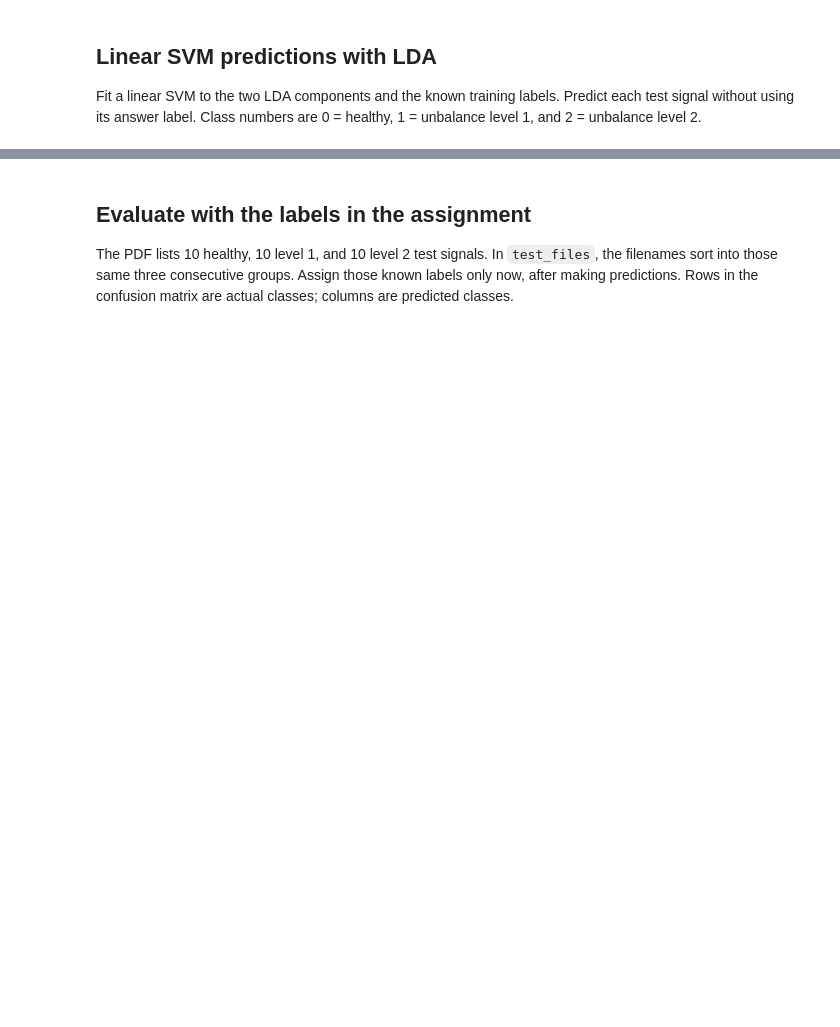
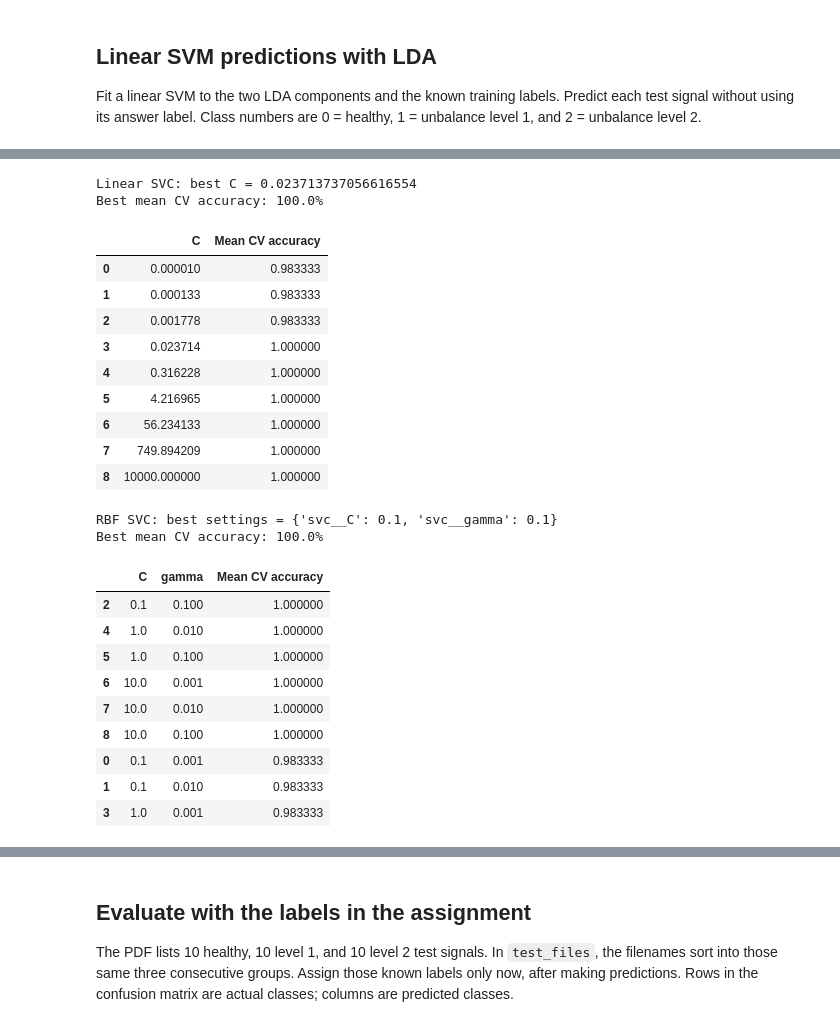
Before and after one commit to aMerricke/enme485-hw, a Jupyter notebook: hw3/hw3.ipynb, the cells around one changed output, grey strips where cells are left out. Drawn from its saved outputs; the diff is of its cells as text; code cells hidden in the pictures; blank space fills up the shorter version.

```diff
--- a/hw3/hw3.ipynb
+++ b/hw3/hw3.ipynb
@@ -324,0 +289,67 @@ Name: count, dtype: int64
+# %%
+cv = StratifiedKFold(n_splits=5, shuffle=True, random_state=42)
+linear_c_values = np.logspace(-5, 4, 9)  # 1e-5 to 1e4: nine orders of magnitude
+rbf_c_values = [0.1, 1, 10]
+rbf_gamma_values = [0.001, 0.01, 0.1]
+
+linear_pipeline = make_pipeline(
+    StandardScaler(), LinearDiscriminantAnalysis(n_components=2),
+    SVC(kernel="linear")
+)
+linear_search = GridSearchCV(
+    linear_pipeline, {"svc__C": linear_c_values}, cv=cv, scoring="accuracy"
+)
+linear_search.fit(training_features, training_labels)
+
+linear_scores = pd.DataFrame({
+    "C": linear_search.cv_results_["param_svc__C"],
+    "Mean CV accuracy": linear_search.cv_results_["mean_test_score"],
+})
+print("Linear SVC: best C =", linear_search.best_params_["svc__C"])
+print(f"Best mean CV accuracy: {linear_search.best_score_:.1%}")
+display(linear_scores)
+
+rbf_pipeline = make_pipeline(
+    StandardScaler(), LinearDiscriminantAnalysis(n_components=2),
+    SVC(kernel="rbf")
+)
+rbf_search = GridSearchCV(
+    rbf_pipeline,
+    {"svc__C": rbf_c_values, "svc__gamma": rbf_gamma_values},
+    cv=cv, scoring="accuracy"
+)
+rbf_search.fit(training_features, training_labels)
+
+rbf_scores = pd.DataFrame({
+    "C": rbf_search.cv_results_["param_svc__C"],
+    "gamma": rbf_search.cv_results_["param_svc__gamma"],
+    "Mean CV accuracy": rbf_search.cv_results_["mean_test_score"],
+}).sort_values("Mean CV accuracy", ascending=False)
+print("RBF SVC: best settings =", rbf_search.best_params_)
+print(f"Best mean CV accuracy: {rbf_search.best_score_:.1%}")
+display(rbf_scores)
+# %% [output]
+Linear SVC: best C = 0.023713737056616554
+Best mean CV accuracy: 100.0%
+|  | C | Mean CV accuracy |
+| 0 | 0.000010 | 0.983333 |
+| 1 | 0.000133 | 0.983333 |
+| 2 | 0.001778 | 0.983333 |
+| 3 | 0.023714 | 1.000000 |
+| 4 | 0.316228 | 1.000000 |
+| 5 | 4.216965 | 1.000000 |
+| 6 | 56.234133 | 1.000000 |
+| 7 | 749.894209 | 1.000000 |
+| 8 | 10000.000000 | 1.000000 |
+RBF SVC: best settings = {'svc__C': 0.1, 'svc__gamma': 0.1}
+Best mean CV accuracy: 100.0%
+|  | C | gamma | Mean CV accuracy |
+| 2 | 0.1 | 0.100 | 1.000000 |
+| 4 | 1.0 | 0.010 | 1.000000 |
+| 5 | 1.0 | 0.100 | 1.000000 |
+| 6 | 10.0 | 0.001 | 1.000000 |
+| 7 | 10.0 | 0.010 | 1.000000 |
+| 8 | 10.0 | 0.100 | 1.000000 |
+| 0 | 0.1 | 0.001 | 0.983333 |
+| 1 | 0.1 | 0.010 | 0.983333 |
+| 3 | 1.0 | 0.001 | 0.983333 |
```
Also changed, not shown: parts of 18 cells of this notebook, 1 other file.
